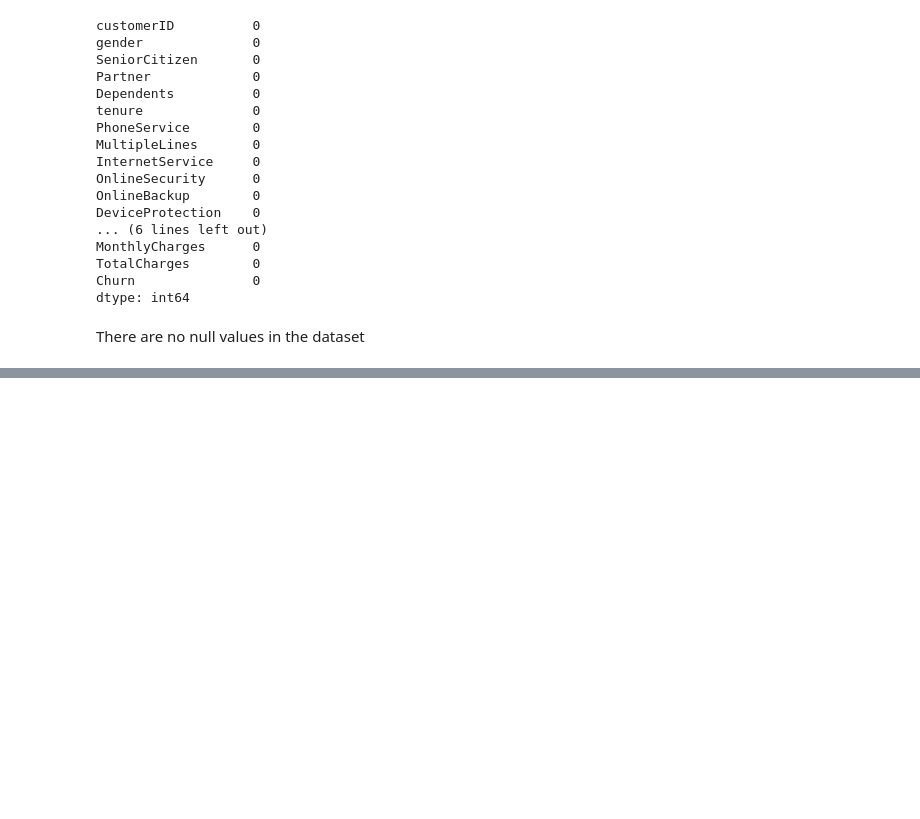
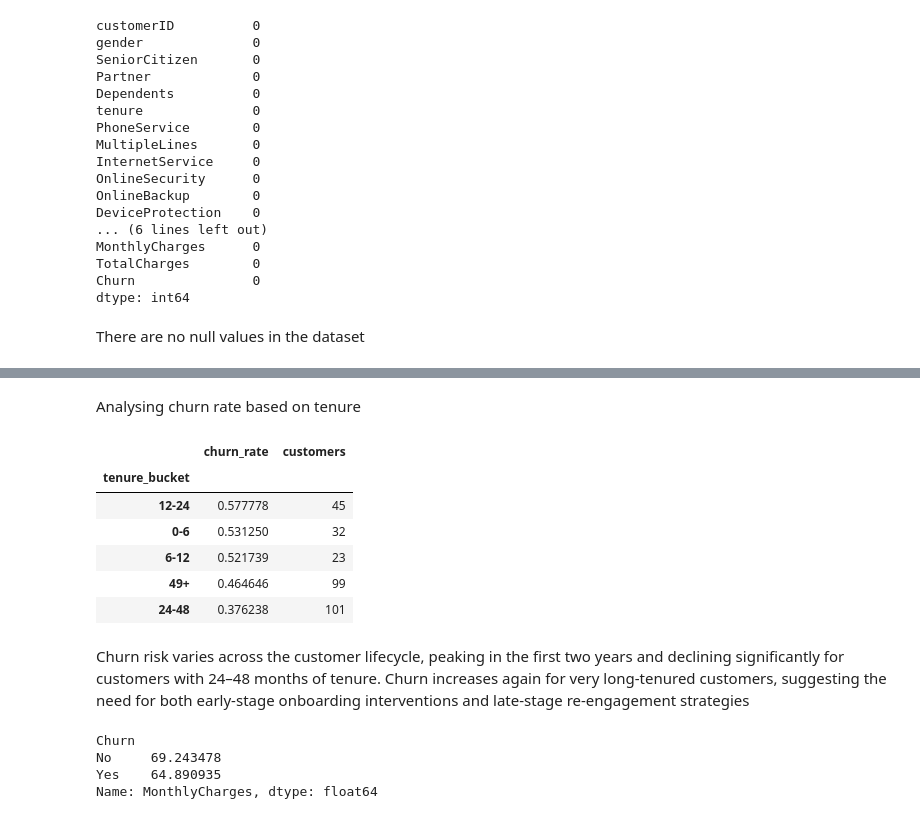
Before and after one commit to bharathkrishna711-lab/customer-churn-prediction, a Jupyter notebook: notebooks/01_eda.ipynb, the cells around one changed output, grey strips where cells are left out. Cells and saved outputs as stored; diff of their text form; code cells hidden in the pictures; blank space fills up the shorter version.

```diff
--- a/notebooks/01_eda.ipynb
+++ b/notebooks/01_eda.ipynb
@@ -182,0 +182,2 @@ Name: MonthlyCharges, Length: 300, dtype: float64
+# %% [markdown]
+Analysing churn rate based on tenure
@@ -182,0 +186,19 @@ Name: MonthlyCharges, Length: 300, dtype: float64
+# %%
+df.groupby('tenure_bucket').agg(churn_rate=('Churnflag','mean'),customers=('Churnflag','size')).sort_values('churn_rate',ascending=False)
+# %% [output]
+|  | churn_rate | customers |
+| tenure_bucket |  |  |
+| 12-24 | 0.577778 | 45 |
+| 0-6 | 0.531250 | 32 |
+| 6-12 | 0.521739 | 23 |
+| 49+ | 0.464646 | 99 |
+| 24-48 | 0.376238 | 101 |
+# %% [markdown]
+Churn risk varies across the customer lifecycle, peaking in the first two years and declining significantly for customers with 24–48 months of tenure. Churn increases again for very long-tenured customers, suggesting the need for both early-stage onboarding interventions and late-stage re-engagement strategies
+# %%
+df.groupby('Churn')['MonthlyCharges'].mean()
+# %% [output]
+Churn
+No     69.243478
+Yes    64.890935
+Name: MonthlyCharges, dtype: float64
```
Also changed, not shown: parts of 38 cells of this notebook.
